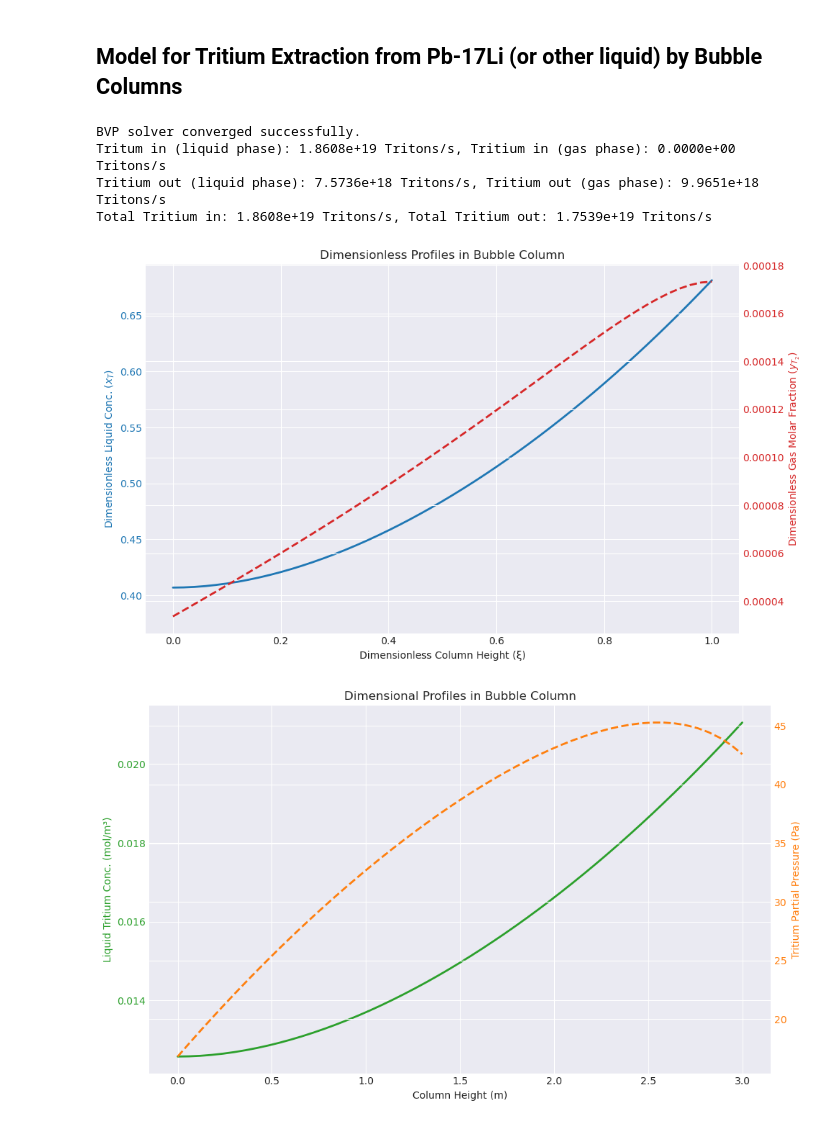
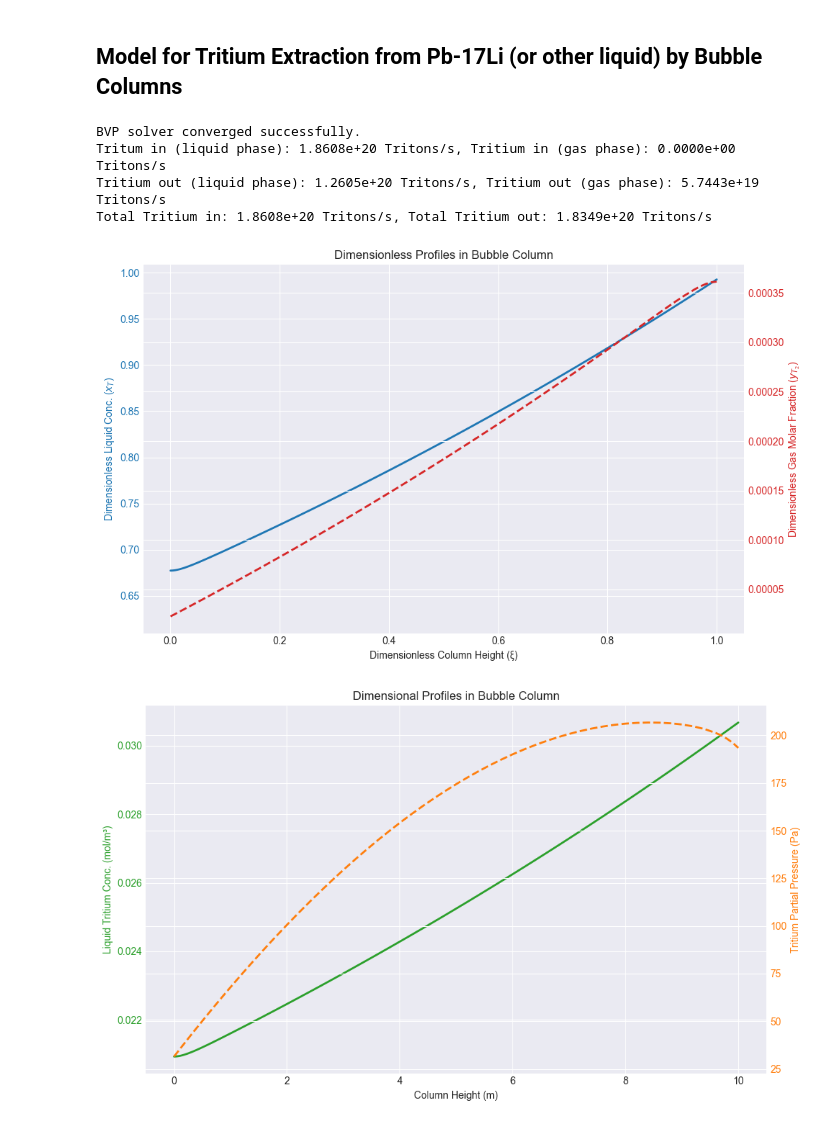
Before and after one commit to rossmacdonald98/BubbleColumnGLC, a Jupyter notebook: bubble_col_glc.ipynb, the cells around one changed output. Drawn from its saved outputs; the diff is of its cells as text; code cells hidden in the pictures.

Commit message:
Added mesh elements as a user input parameter. Changed user pressure input to pressure at gas outlet; inlet pressure is calculated hydrostatically to avoid becoming negative.

```diff
--- a/bubble_col_glc.ipynb
+++ b/bubble_col_glc.ipynb
@@ -8,7 +8,7 @@ from scipy.integrate import solve_bvp
 import matplotlib.pyplot as plt
 from scipy import constants as const
 
-def solve_tritium_extraction(dimensionless_params, y_T2_in):
+def solve_tritium_extraction(dimensionless_params, y_T2_in, elements):
         """
         Solves the BVP for tritium extraction in a bubble column.
 
@@ -85,12 +85,12 @@ def solve_tritium_extraction(dimensionless_params, y_T2_in):
             return np.array([res1, res2, res3, res4])
 
         # Set up the mesh and an initial guess for the solver.
-        xi = np.linspace(0, 1, 51)
+        xi = np.linspace(0, 1, elements + 1)
 
         # A flat initial guess is often good enough to get the solver started.
         y_guess = np.zeros((4, xi.size))
-        y_guess[0, :] = 0.8  # Guess for x_T
-        y_guess[2, :] = 1e-5  # Guess for y_T2
+        y_guess[0, :] = 0  # Guess for x_T
+        y_guess[2, :] = 0  # Guess for y_T2
 
         # Run the BVP solver
         sol = solve_bvp(ode_system, boundary_conditions, xi, y_guess, tol=1e-5)
@@ -108,15 +108,15 @@ if __name__ == '__main__':
     # Input parameters
     c_T_inlet = 3.09e-2  # mol/m^3 (c_T(L+)), Inlet tritium concentration in liquid just before inlet
     P_T2_in = 0.0  # Pa, Inlet tritium partial pressure in gas (0 = pure purge gas)
-    P_0 = 5e5  # Pa, Gas total pressure at inlet
+    P_outlet = 5e5  # Pa, Gas total pressure at outlet
     ρ_l = 9000  # kg/m^3, Liquid density
     K_s = 2e-6  # Tritium Sievert's constant in liquid
 
-    L = 3.0  # m, Height of the bubble column
+    L = 10.0  # m, Height of the bubble column
     D = 0.5  # m, Column diameter
-    ε_g = 0.04  # (Average) Gas phase fraction
+    ε_g = 0.04  # Gas phase fraction
 
-    Q_l = 0.001  # m^3/s, Volumetric flow rate of liquid phase
+    Q_l = 0.01  # m^3/s, Volumetric flow rate of liquid phase
     Q_g = 0.0005  # m^3/s, Volumetric flow rate of gas phase at inlet
 
     a = 20  # m^-1, Specific liquid-gas interfacial area
@@ -129,7 +129,15 @@ if __name__ == '__main__':
     g = 9.81  # m/s^2, Gravitational acceleration
     T = 630  # K, Temperature
 
-    R = const.R  # Ideal gas constant, J/(mol.K)
+    elements = 50  # Number of mesh elements for solver
+
+    # Calculate inlet pressure hydrostatically
+    P_0 = P_outlet + ρ_l * g * L
+
+    if P_0 <= 0:
+        raise ValueError(
+            f"Calculated inlet pressure P_0 must be positive, but got {P_0:.2e} Pa. Check P_outlet, rho_l, g, and L."
+        )
 
      # Calculate the superficial flow velocities
     A = np.pi * (D / 2) ** 2  # m^2, Cross-sectional area of the column
@@ -159,7 +167,7 @@ if __name__ == '__main__':
     }
 
     # Solve the model assuming pure purge gas at the inlet
-    solution = solve_tritium_extraction(dimensionless_params, y_T2_in)
+    solution = solve_tritium_extraction(dimensionless_params, y_T2_in, elements)
 
     # --- Results & Plotting ---
     if solution.success:
@@ -265,35 +273,35 @@ if __name__ == '__main__':
         # P_total_profile is already calculated for Plot 2
 
         fig3, ax5 = plt.subplots(figsize=(10, 6))
 
         color = 'tab:purple'
         ax5.set_xlabel('Column Height (m)')
         ax5.set_ylabel('Total Pressure (Pa)', color=color)
         ax5.plot(col_height, P_total_profile, label='Total Pressure', color=color, lw=2)
         ax5.tick_params(axis='y', labelcolor=color)
 
         ax6 = ax5.twinx()
         color = 'tab:cyan'
         ax6.set_ylabel('Superficial Velocity (m/s)', color=color)
         ax6.plot(col_height, u_g_profile, label='Gas Velocity ($u_g$)', color='tab:blue', ls='--', lw=2)
         ax6.plot(col_height, u_l_profile, label='Liquid Velocity ($u_l$)', color='tab:red', ls=':', lw=2)
         ax6.tick_params(axis='y', labelcolor=color)
         ax6.set_ylim(bottom=0)
 
         plt.title('Velocity and Pressure Profiles')
         # Combine legends from both y-axes
         lines, labels = ax5.get_legend_handles_labels()
         lines2, labels2 = ax6.get_legend_handles_labels()
         ax6.legend(lines + lines2, labels + labels2, loc='best')
         fig3.tight_layout()
 
 
     else:
         print("BVP solver failed to converge.")
 # %% [output]
 BVP solver converged successfully.
-Tritum in (liquid phase): 1.8608e+19 Tritons/s, Tritium in (gas phase): 0.0000e+00 Tritons/s
-Tritium out (liquid phase): 7.5736e+18 Tritons/s, Tritium out (gas phase): 9.9651e+18 Tritons/s
-Total Tritium in: 1.8608e+19 Tritons/s, Total Tritium out: 1.7539e+19 Tritons/s
+Tritum in (liquid phase): 1.8608e+20 Tritons/s, Tritium in (gas phase): 0.0000e+00 Tritons/s
+Tritium out (liquid phase): 1.2605e+20 Tritons/s, Tritium out (gas phase): 5.7443e+19 Tritons/s
+Total Tritium in: 1.8608e+20 Tritons/s, Total Tritium out: 1.8349e+20 Tritons/s
-[figure, old version]
+[figure, new version]
-[figure, old version]
+[figure, new version]
```
Also changed, not shown: parts of 1 cell of this notebook, 2 other files.
